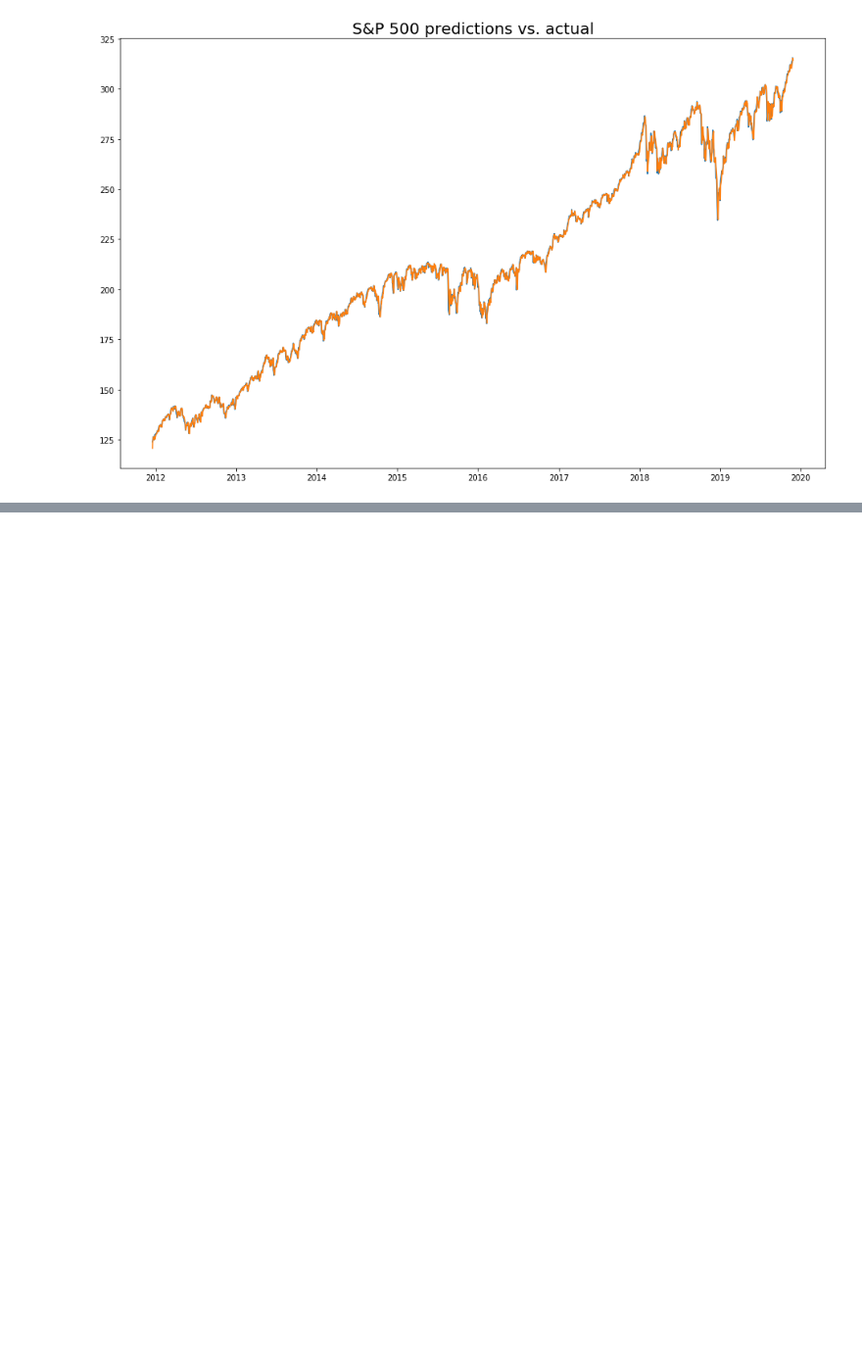
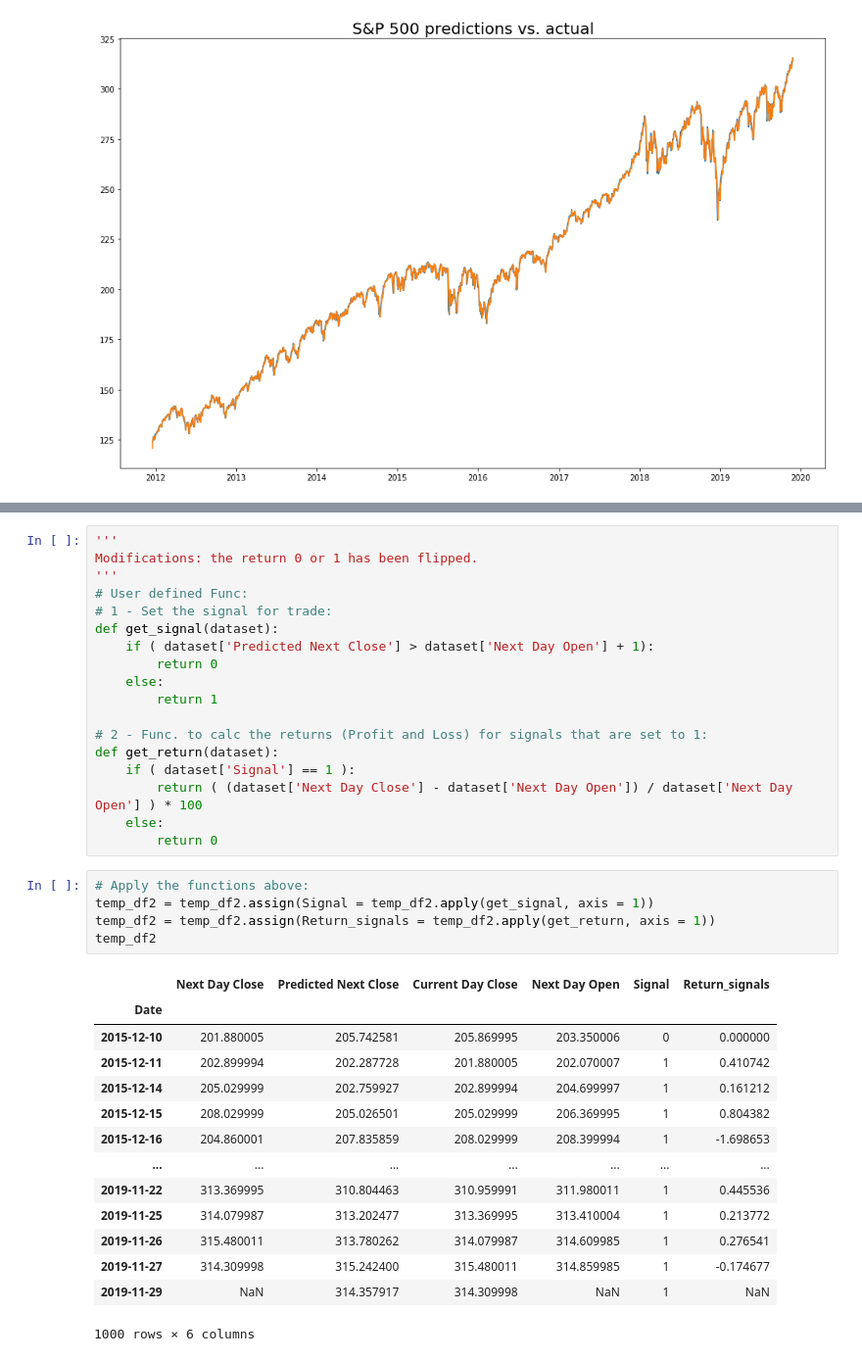
Before and after one commit to ylee9107/ML_App_ForecastStockMarket, a Jupyter notebook: ML_App_StockMarketForecast.ipynb, the cells around one changed output, grey strips where cells are left out. Shown at 98% size. Saved outputs shown, nothing was run; the diff lists cells and outputs as text; blank space fills up the shorter version.

```diff
--- a/ML_App_StockMarketForecast.ipynb
+++ b/ML_App_StockMarketForecast.ipynb
@@ -673,0 +907,38 @@ To take a look at the performance of the model, a
+# %%
+'''
+Modifications: the return 0 or 1 has been flipped.
+'''
+# User defined Func:
+# 1 - Set the signal for trade:
+def get_signal(dataset):
+    if ( dataset['Predicted Next Close'] > dataset['Next Day Open'] + 1):
+        return 0
+    else:
+        return 1
+
+# 2 - Func. to calc the returns (Profit and Loss) for signals that are set to 1:
+def get_return(dataset):
+    if ( dataset['Signal'] == 1 ):
+        return ( (dataset['Next Day Close'] - dataset['Next Day Open']) / dataset['Next Day Open'] ) * 100
+    else:
+        return 0
+# %%
+# Apply the functions above:
+temp_df2 = temp_df2.assign(Signal = temp_df2.apply(get_signal, axis = 1))
+temp_df2 = temp_df2.assign(Return_signals = temp_df2.apply(get_return, axis = 1))
+temp_df2
+# %% [output]
+|  | Next Day Close | Predicted Next Close | Current Day Close | Next Day Open | Signal | Return_signals |
+| Date |  |  |  |  |  |  |
+| 2015-12-10 | 201.880005 | 205.742581 | 205.869995 | 203.350006 | 0 | 0.000000 |
+| 2015-12-11 | 202.899994 | 202.287728 | 201.880005 | 202.070007 | 1 | 0.410742 |
+| 2015-12-14 | 205.029999 | 202.759927 | 202.899994 | 204.699997 | 1 | 0.161212 |
+| 2015-12-15 | 208.029999 | 205.026501 | 205.029999 | 206.369995 | 1 | 0.804382 |
+| 2015-12-16 | 204.860001 | 207.835859 | 208.029999 | 208.399994 | 1 | -1.698653 |
+| ... | ... | ... | ... | ... | ... | ... |
+| 2019-11-22 | 313.369995 | 310.804463 | 310.959991 | 311.980011 | 1 | 0.445536 |
+| 2019-11-25 | 314.079987 | 313.202477 | 313.369995 | 313.410004 | 1 | 0.213772 |
+| 2019-11-26 | 315.480011 | 313.780262 | 314.079987 | 314.609985 | 1 | 0.276541 |
+| 2019-11-27 | 314.309998 | 315.242400 | 315.480011 | 314.859985 | 1 | -0.174677 |
+| 2019-11-29 | NaN | 314.357917 | 314.309998 | NaN | 1 | NaN |
+1000 rows × 6 columns
```
Also changed, not shown: parts of 33 cells of this notebook.
